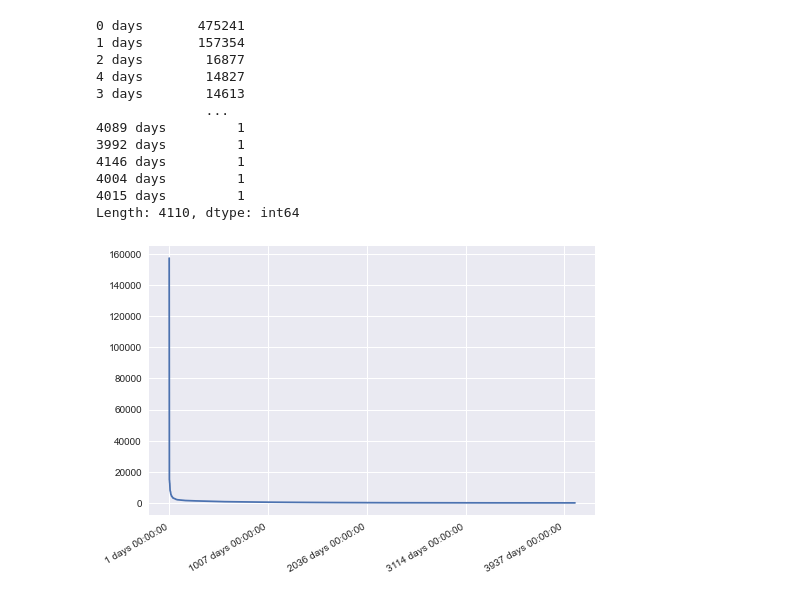
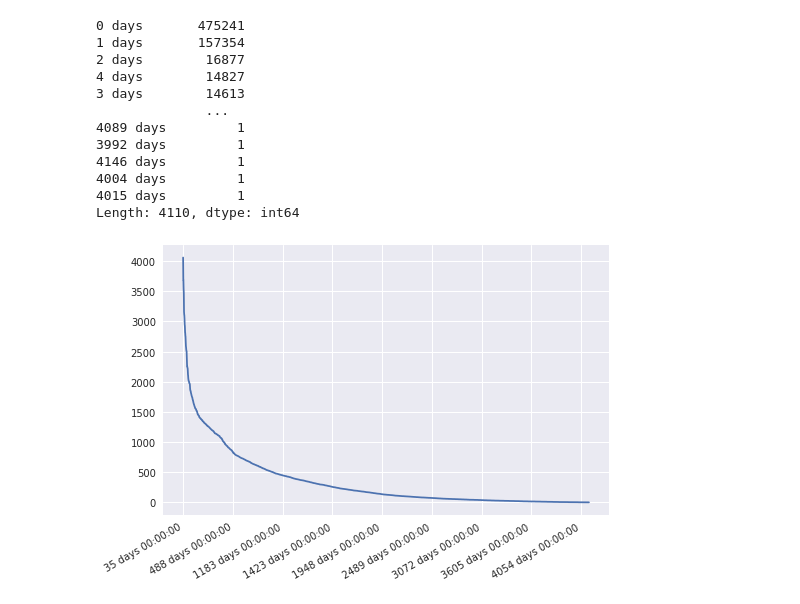
Before and after one commit to Wangi2901/data-analytics, a Jupyter notebook: GooglePlaystore-Huong.ipynb, the cells around one changed output. Saved outputs shown, nothing was run; the diff lists cells and outputs as text; code cells hidden in the pictures.

```diff
--- a/GooglePlaystore-Huong.ipynb
+++ b/GooglePlaystore-Huong.ipynb
@@ -94,7 +94,7 @@ Fügen Sie mindestens eine neue Spalte hinzu, die aus mindestens einer anderen S
 In unseren Fall: `Revenue = Maximum Installs * Price`
 # %%
 max_inst = apps['Maximum Installs'].astype(np.float64)
-app_price = apps['App Price'].astype(np.float64)
+app_price = apps['Price'].astype(np.float64)
 # %%
 max_inst.head()
 # %% [output]
@@ -862,8 +862,8 @@ Anforderungen:
 Erstellen Sie mindestens 2 neue Features
 # %%
 # Feature 1:
-conv_in_mb['Rating_bins'] = pd.cut(conv_in_mb.Rating, [0.0, 0.99, 2.0, 3.0, 4.0, 5.0], include_lowest=True)
-conv_in_mb.head()
+apps['Rating_bins'] = pd.cut(apps.Rating, [0.0, 0.99, 2.0, 3.0, 4.0, 5.0], include_lowest=True)
+apps.head()
 # %% [output]
 |  | App Name | Category | Rating | Number of Rating | Installs | Minimum Installs | Maximum Installs | ... |
 | 2312943 | Biliyor Musun - Sonsuz Yarış | Trivia | 5.0 | 12.0 | 100+ | 100.0 | 354 | ... |
@@ -882,3 +882,6 @@ pd.get_dummies(apps['Ad Supported']).head()
 | 1089918 | 0 | 1 |
 | 1089925 | 1 | 0 |
 | 1089928 | 0 | 1 |
+# %%
+apps['Price_bins'] = pd.cut(apps['App Price'], [0.0, 10.0, 20.0, 30.0, 40.0, 50.0, 60.0, 70.0, 80.0, 90.0, 100.0, 200.0, 300.0, 400.0], include_lowest=True)
+apps.head()
@@ -1004,7 +996,8 @@ delta.value_counts()
 4015 days         1
 Length: 4110, dtype: int64
 # %%
-delta[delta >= pd.Timedelta(1, 'D')].value_counts().plot()
+# Plotten der Werteverteilung von Apps, die nach 30 Tagen ein Update nach dem Release getätigt haben
+delta[delta >= pd.Timedelta(30, 'D')].value_counts().plot()
 plt.show()
 # %% [output]
-[figure, old version]
+[figure, new version]
```
Also changed, not shown: parts of 20 cells of this notebook.
